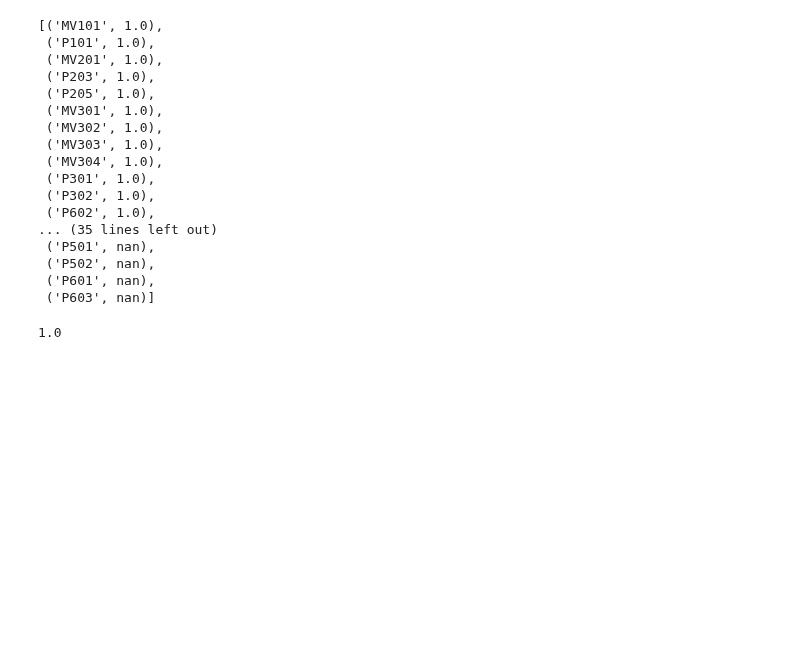
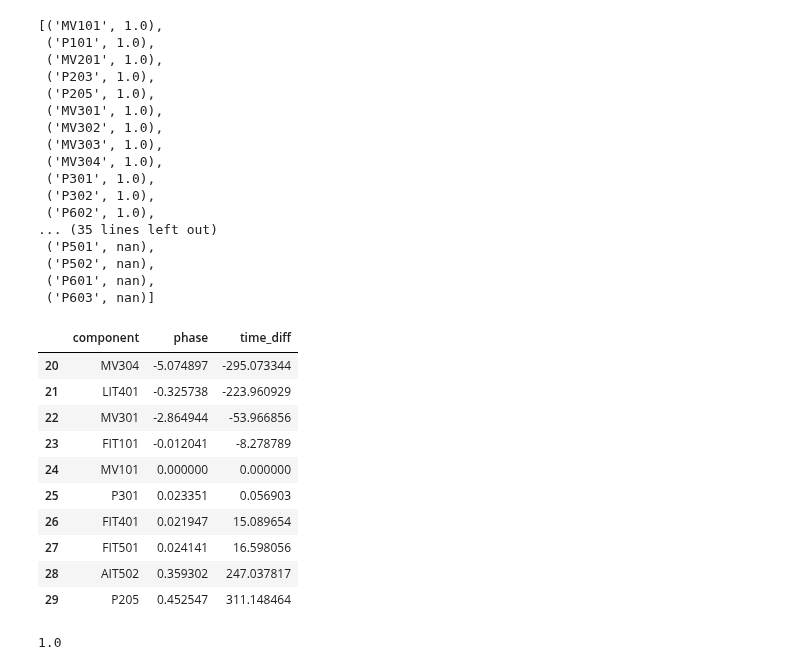
Before and after one commit to lozferatu/MSc-Project, a Jupyter notebook: final_code/first_exploration.ipynb, the cells around one changed output. Drawn from its saved outputs; the diff is of its cells as text; code cells hidden in the pictures; blank space fills up the shorter version.

```diff
--- a/final_code/first_exploration.ipynb
+++ b/final_code/first_exploration.ipynb
@@ -214,6 +214,23 @@ sorted_switch_ration_dict
  ('P502', nan),
  ('P601', nan),
  ('P603', nan)]
+# %%
+sorted_phase_MV101 = sorted(phase_dict['MV101'], key=lambda x: x['time_diff'])
+df_phase = pd.DataFrame(sorted_phase_MV101)
+#df_phase.loc['P101',]
+df_phase.iloc[20:30,]
+# %% [output]
+|  | component | phase | time_diff |
+| 20 | MV304 | -5.074897 | -295.073344 |
+| 21 | LIT401 | -0.325738 | -223.960929 |
+| 22 | MV301 | -2.864944 | -53.966856 |
+| 23 | FIT101 | -0.012041 | -8.278789 |
+| 24 | MV101 | 0.000000 | 0.000000 |
+| 25 | P301 | 0.023351 | 0.056903 |
+| 26 | FIT401 | 0.021947 | 15.089654 |
+| 27 | FIT501 | 0.024141 | 16.598056 |
+| 28 | AIT502 | 0.359302 | 247.037817 |
+| 29 | P205 | 0.452547 | 311.148464 |
 # %%
 switch_ratio(components['MV101'])
 # %% [output]
```
